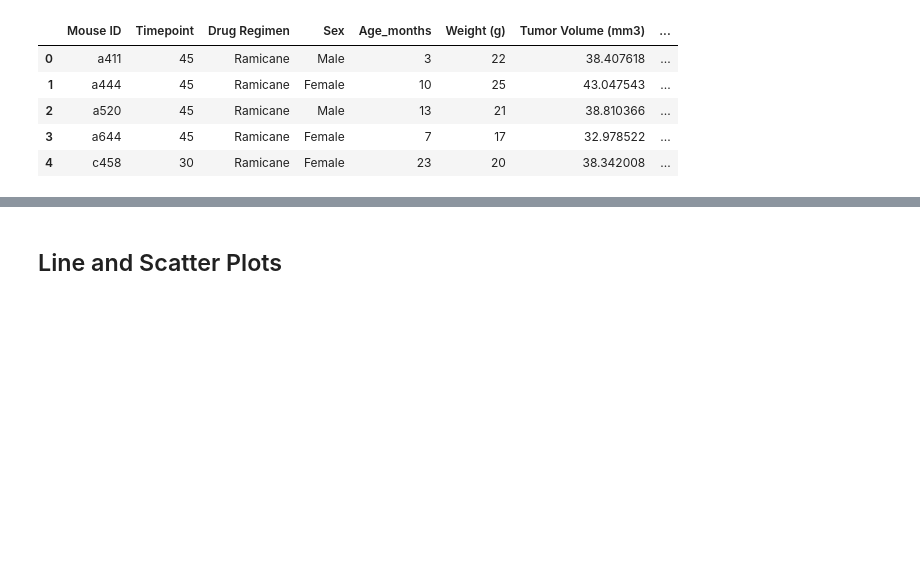
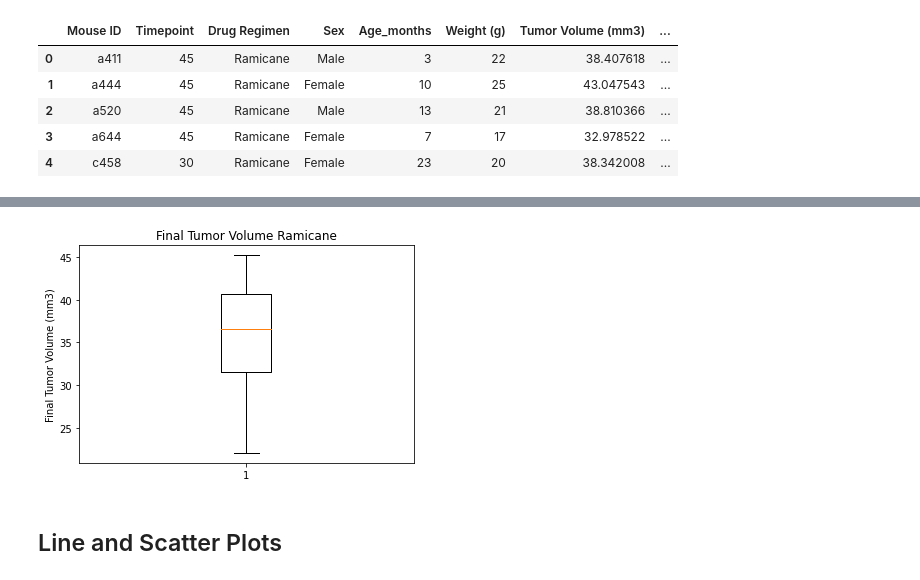
Before and after one commit to KendallMcCroy/Matplotlib-Homework-5, a Jupyter notebook: Pymaceuticals/pymaceuticals_starter.ipynb, the cells around one changed output, grey strips where cells are left out. Saved outputs shown, nothing was run; the diff lists cells and outputs as text; code cells hidden in the pictures; blank space fills up the shorter version.

Commit message:
Tumor Volume Ramicane Regimen

```diff
--- a/Pymaceuticals/pymaceuticals_starter.ipynb
+++ b/Pymaceuticals/pymaceuticals_starter.ipynb
@@ -260,3 +284,11 @@ tumor_vol_ramicane = ramicane_merge["Tumor Volume (mm3)"]
+# %%
+fig1, ax1 = plt.subplots()
+ax1.set_title("Tumor Volume Ramicane R")
+ax1.set_ylabel("Final Tumor Volume (mm3)")
+ax1.boxplot(tumor_ramicane)
+plt.show()
+# %% [output]
+[figure, added]
 # %%
 # Put treatments into a list for for loop (and later for plot labels)
 
```
Also changed, not shown: parts of 2 cells of this notebook.
